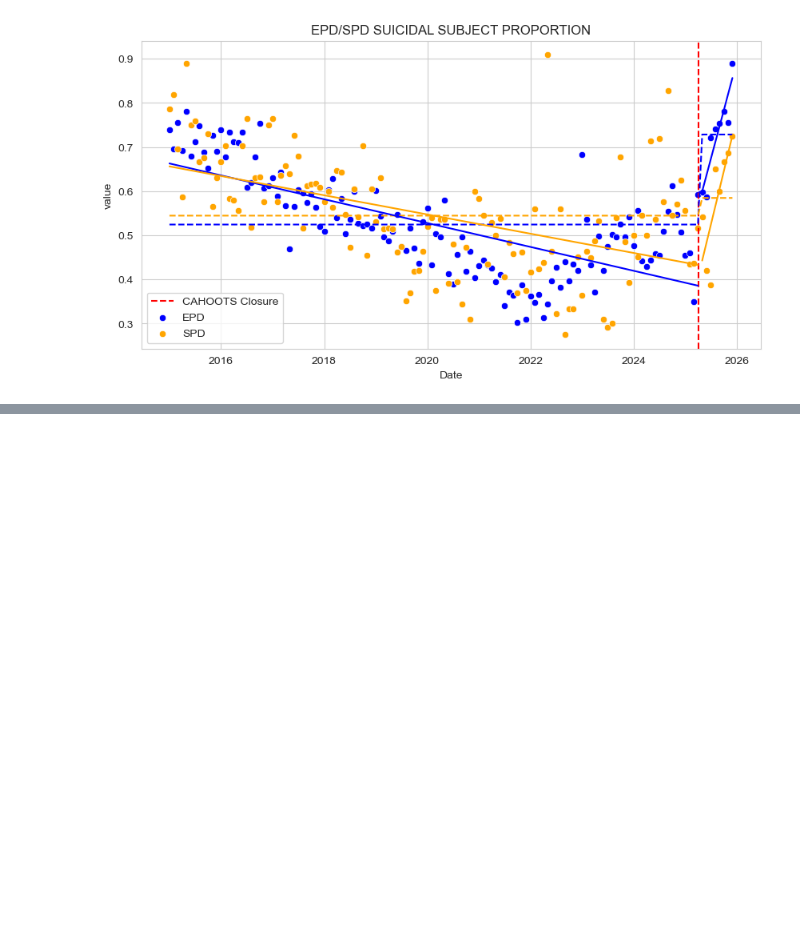
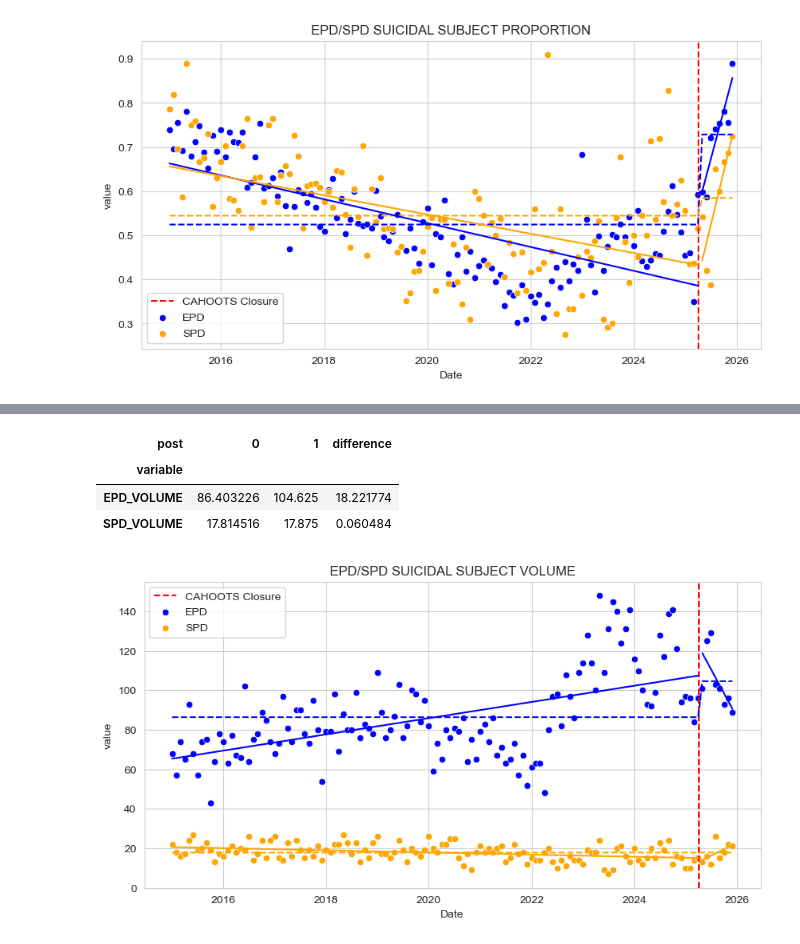
Before and after one commit to luhlig123/DataScienceInAction, a Jupyter notebook: DSCI410_Data_Processing.ipynb, the cells around one changed output, grey strips where cells are left out. Saved outputs shown, nothing was run; the diff lists cells and outputs as text; code cells hidden in the pictures; blank space fills up the shorter version.

```diff
--- a/DSCI410_Data_Processing.ipynb
+++ b/DSCI410_Data_Processing.ipynb
@@ -1901,0 +1978,3 @@ plot_models(EPD_SPD_SUICIDAL_PROP,
+# %%
+EPD_SPD_SUICIDAL_VOLUME = EPD_SPD_VOLUME_TYPES[EPD_SPD_VOLUME_TYPES["call type"] == "SUICIDAL SUBJECT"]
+EPD_SPD_SUICIDAL_VOLUME
@@ -1901,0 +1995,2 @@ plot_models(EPD_SPD_SUICIDAL_PROP,
+# %%
+EPD_SUCICIDAL_VOLUME_PRE, EPD_SUCICIDAL_VOLUME_POST, SPD_SUCICIDAL_VOLUME_PRE, SPD_SUCICIDAL_VOLUME_POST = pre_post_split(EPD_SPD_SUICIDAL_VOLUME)
@@ -1901,0 +2002,5 @@ plot_models(EPD_SPD_SUICIDAL_PROP,
+# %%
+#DID SUICIDAL SUBJECT VOLUME
+
+EPD_SPD_SUICIDAL_VOLUME_model = fit_DID(EPD_SPD_SUICIDAL_VOLUME, summary=True)
+EPD_SPD_SUICIDAL_VOLUME["prediction"] = EPD_SPD_SUICIDAL_VOLUME_model.predict()
@@ -1901,0 +2030,23 @@ plot_models(EPD_SPD_SUICIDAL_PROP,
+# %%
+#calculate differences
+EPD_SPD_SUICIDAL_VOLUME_RESULTS = EPD_SPD_SUICIDAL_VOLUME.groupby(["treated", "post", "variable"])["prediction"].value_counts().reset_index().drop(columns="count")
+EPD_SPD_SUICIDAL_VOLUME_RESULTS = EPD_SPD_SUICIDAL_VOLUME_RESULTS.pivot_table(index="variable", columns="post", values="prediction")
+EPD_SPD_SUICIDAL_VOLUME_RESULTS["difference"] = (EPD_SPD_SUICIDAL_VOLUME_RESULTS[0] - EPD_SPD_SUICIDAL_VOLUME_RESULTS[1]) * -1
+
+EPD_SPD_SUICIDAL_VOLUME_RESULTS
+# %% [output]
+| post | 0 | 1 | difference |
+| variable |  |  |  |
+| EPD_VOLUME | 86.403226 | 104.625 | 18.221774 |
+| SPD_VOLUME | 17.814516 | 17.875 | 0.060484 |
+# %%
+plot_models(EPD_SPD_SUICIDAL_VOLUME,
+            EPD_SUCICIDAL_VOLUME_PRE,
+            EPD_SUCICIDAL_VOLUME_POST,
+            SPD_SUCICIDAL_VOLUME_PRE,
+            SPD_SUCICIDAL_VOLUME_POST,
+            "EPD",
+            "SPD",
+            "EPD/SPD SUICIDAL SUBJECT VOLUME")
+# %% [output]
+[figure, added]
```
Also changed, not shown: parts of 29 cells of this notebook, 2 other files.
